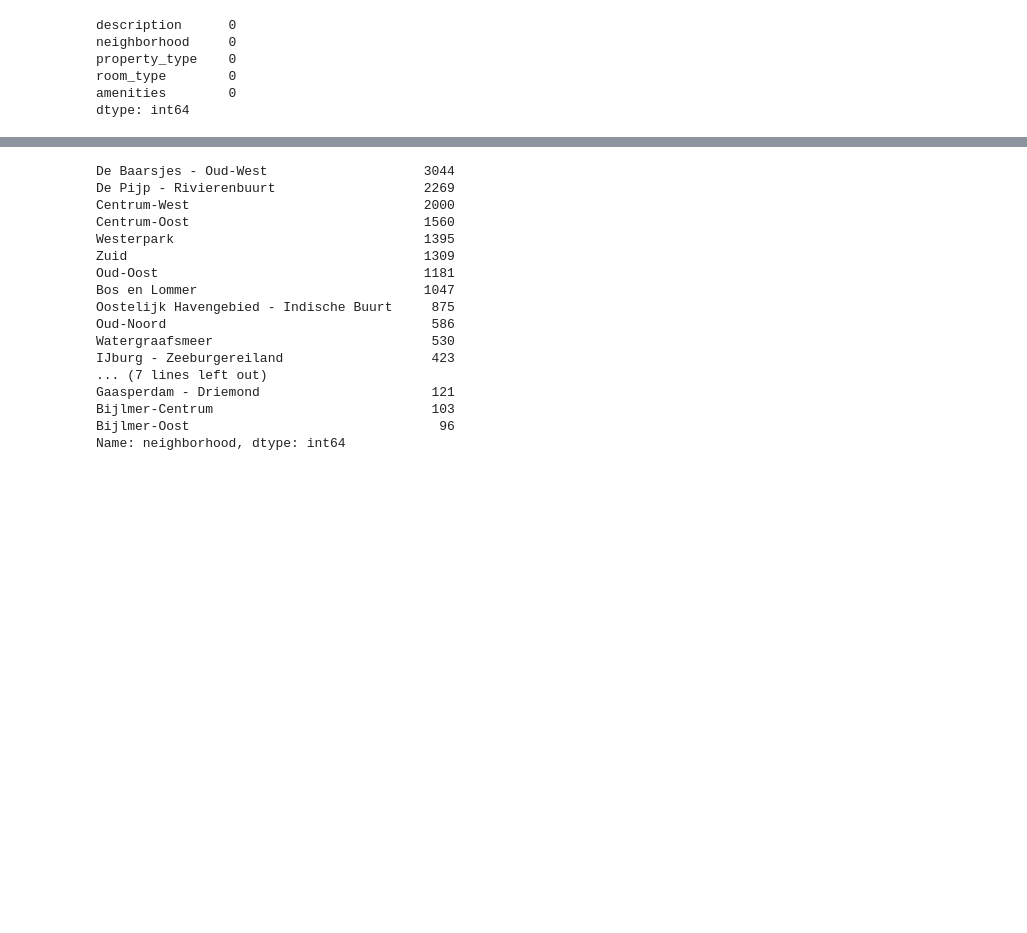
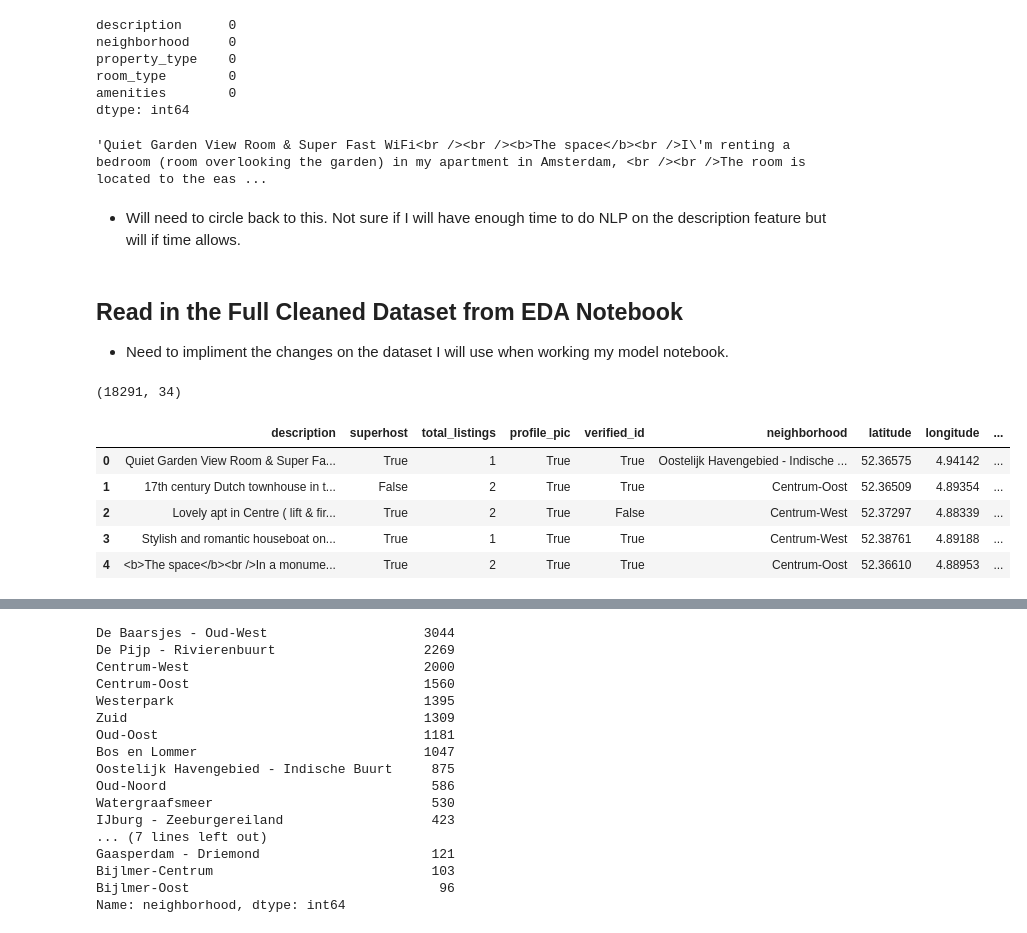
Before and after one commit to BW-TT-158-AirBnB/Data-Science-Unit3-and-Unit4, a Jupyter notebook: notebooks/BW4_Airbnb_NLP_Notebook.ipynb, the cells around one changed output, grey strips where cells are left out. Drawn from its saved outputs; the diff is of its cells as text; code cells hidden in the pictures; blank space fills up the shorter version.

Commit message:
Completed NLP notebook

```diff
--- a/notebooks/BW4_Airbnb_NLP_Notebook.ipynb
+++ b/notebooks/BW4_Airbnb_NLP_Notebook.ipynb
@@ -29,17 +39,10 @@ import pandas as pd
 import numpy as np
 
 # Set DataFrame display options
-pd.set_option('display.max_rows', 100)
-pd.set_option('display.max_colwidth', 300)
+pd.set_option('display.max_rows', 300)
+pd.set_option('display.max_colwidth', 600)
 
 # NLP
 import re
-from nltk.stem import PorterStemmer
-import spacy
-from spacy.tokenizer import Tokenizer
 from collections import Counter
-
-# Plotting
-import squarify
-import matplotlib.pyplot as plt
-import seaborn as sns
+import category_encoders as ce
@@ -97,3 +74,30 @@ property_type    0
 room_type        0
 amenities        0
 dtype: int64
+# %%
+# Look at the full description of the first sample
+txt_df.description[0]
+# %% [output]
+'Quiet Garden View Room & Super Fast WiFi<br /><br /><b>The space</b><br />I\'m renting a bedroom (room overlooking the garden) in my apartment in Amsterdam, <br /><br />The room is located to the eas ...
+# %% [markdown]
+* Will need to circle back to this. Not sure if I will have enough time to do NLP on the description feature but will if time allows.
+# %% [markdown]
+## Read in the Full Cleaned Dataset from EDA Notebook
+
+* Need to impliment the changes on the dataset I will use when working my model notebook.
+# %%
+# Read in just the cleaned amsterdam file
+df_url = 'https://raw.githubusercontent.com/BW-TT-158-AirBnB/Data-Science-Unit3-and-Unit4/main/data/amsterdam_list_clean.csv'
+amsterdam = pd.read_csv(df_url)
+
+# Look at the data
+print(amsterdam.shape)
+amsterdam.head()
+# %% [output]
+(18291, 34)
+|  | description | superhost | total_listings | profile_pic | verified_id | neighborhood | latitude | longitude | ... |
+| 0 | Quiet Garden View Room & Super Fa... | True | 1 | True | True | Oostelijk Havengebied - Indische ... | 52.36575 | 4.94142 | ... |
+| 1 | 17th century Dutch townhouse in t... | False | 2 | True | True | Centrum-Oost | 52.36509 | 4.89354 | ... |
+| 2 | Lovely apt in Centre ( lift & fir... | True | 2 | True | False | Centrum-West | 52.37297 | 4.88339 | ... |
+| 3 | Stylish and romantic houseboat on... | True | 1 | True | True | Centrum-West | 52.38761 | 4.89188 | ... |
+| 4 | <b>The space</b><br />In a monume... | True | 2 | True | True | Centrum-Oost | 52.36610 | 4.88953 | ... |
```
Also changed, not shown: parts of 50 cells of this notebook.
